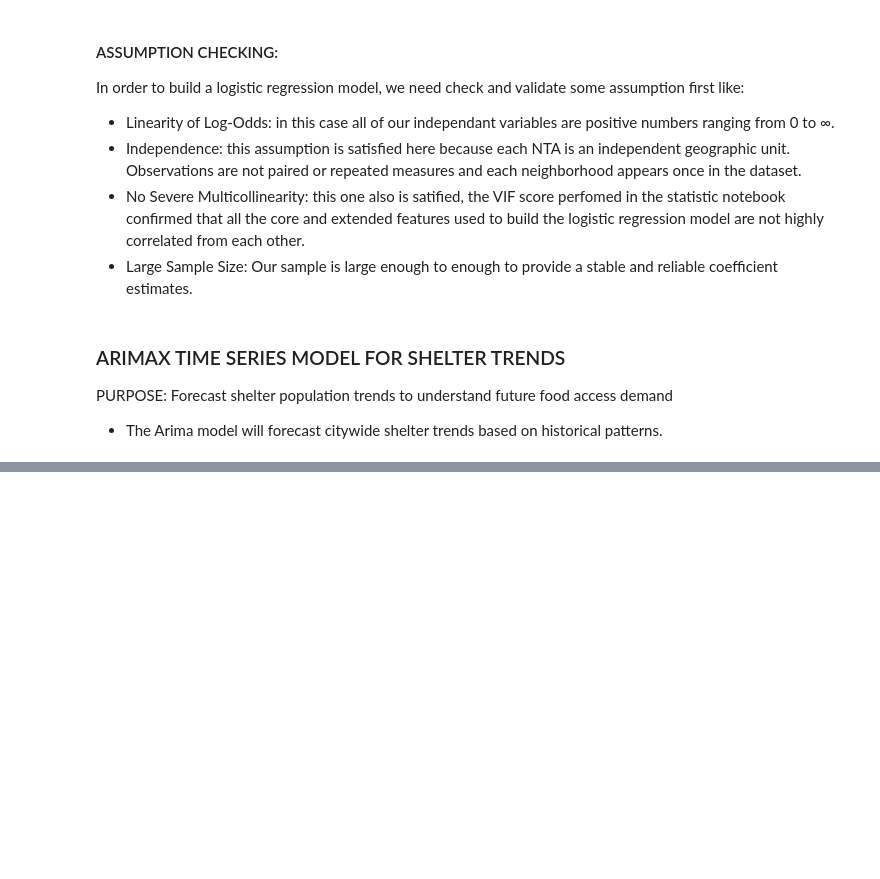
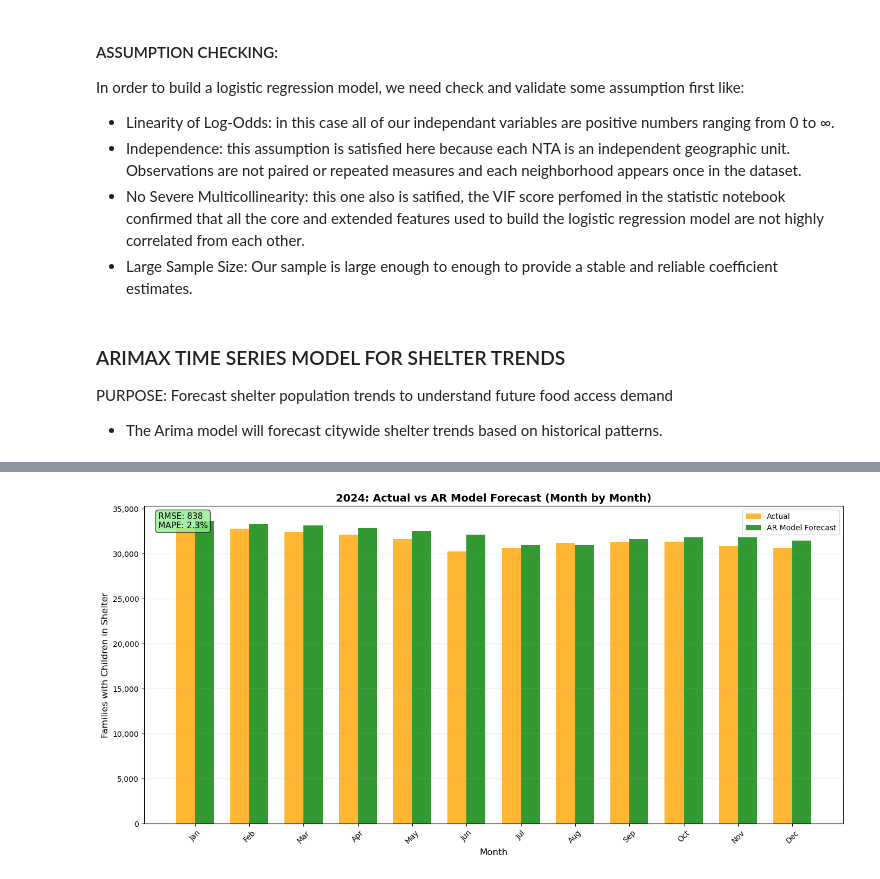
Before and after one commit to Angelk119/CID_Food_Access, a Jupyter notebook: python/notebooks/modeling/ARIMAX.ipynb, the cells around one changed output, grey strips where cells are left out. Cells and saved outputs as stored; diff of their text form; code cells hidden in the pictures; blank space fills up the shorter version.

```diff
--- a/python/notebooks/modeling/ARIMAX.ipynb
+++ b/python/notebooks/modeling/ARIMAX.ipynb
@@ -49,0 +382,41 @@ PURPOSE: Forecast shelter population trends to understand future food access dem
+# %%
+import matplotlib.pyplot as plt
+import numpy as np
+
+# Create a single figure for the Bar Chart
+plt.figure(figsize=(14, 7))
+ax2 = plt.gca()  # Get current axes
+
+x_pos = np.arange(len(test_data))
+width = 0.35
+
+# Plotting the bars
+bars1 = ax2.bar(x_pos - width/2, test_data.values, width, label='Actual', color='orange', alpha=0.8)
+bars2 = ax2.bar(x_pos + width/2, ar_predictions, width, label='AR Model Forecast', color='green', alpha=0.8)
+
+# Formatting
+ax2.set_xlabel('Month', fontsize=12)
+ax2.set_ylabel('Families with Children in Shelter', fontsize=12)
+ax2.set_title('2024: Actual vs AR Model Forecast (Month by Month)', fontsize=14, fontweight='bold')
+
+# Setting X-axis labels
+ax2.set_xticks(x_pos)
+ax2.set_xticklabels(['Jan', 'Feb', 'Mar', 'Apr', 'May', 'Jun',
+                     'Jul', 'Aug', 'Sep', 'Oct', 'Nov', 'Dec'], rotation=45)
+
+ax2.legend(fontsize=10)
+ax2.grid(True, alpha=0.3, axis='y')
+
+# Add thousands separator to y-axis
+ax2.get_yaxis().set_major_formatter(plt.FuncFormatter(lambda x, p: f'{x:,.0f}'))
+
+# Add performance annotation
+ax2.annotate(f'RMSE: {ar_rmse:,.0f}\nMAPE: {ar_mape:.1f}%',
+             xy=(0.02, 0.98), xycoords='axes fraction',
+             ha='left', va='top', fontsize=11,
+             bbox=dict(boxstyle='round', facecolor='lightgreen', alpha=0.8))
+
+plt.tight_layout()
+plt.show()
+# %% [output]
+[figure, added]
```
Also changed, not shown: parts of 32 cells of this notebook.
